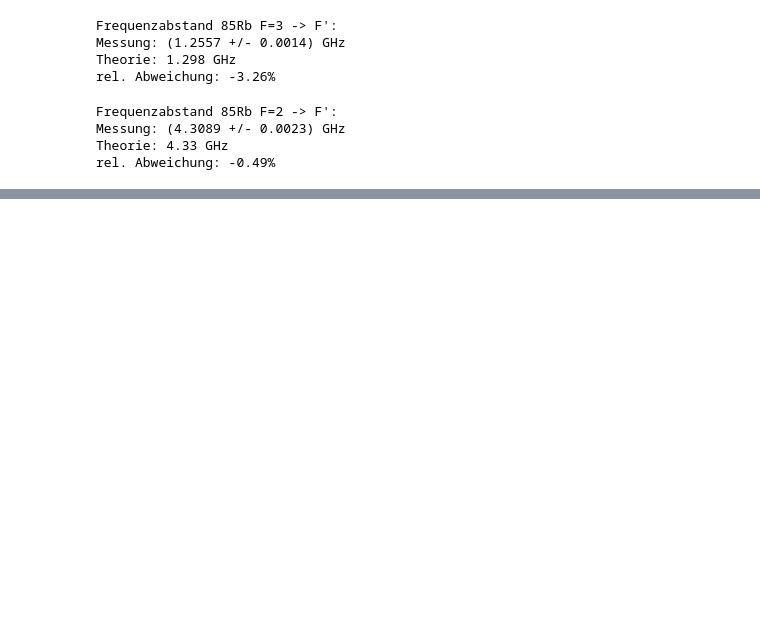
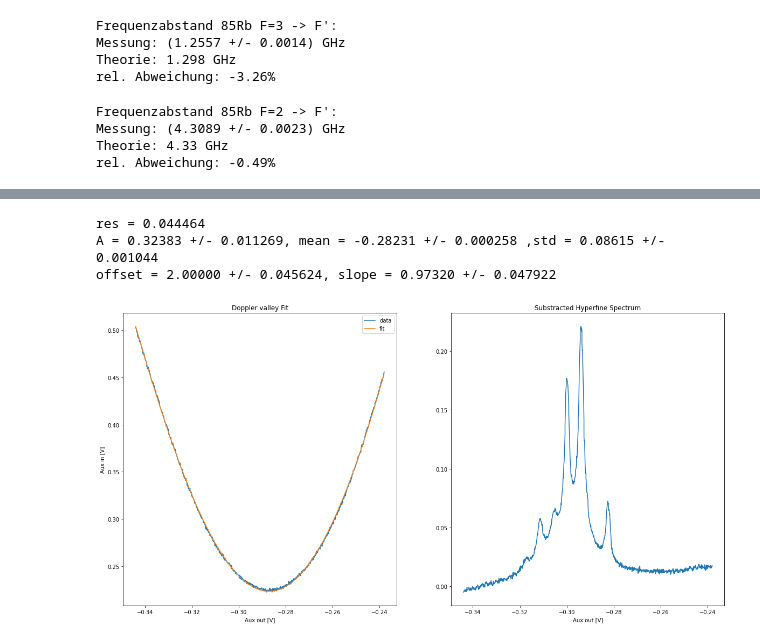
Before and after one commit to mkm2/FP-MOT, a Jupyter notebook: Analysis.ipynb, the cells around one changed output, grey strips where cells are left out. Cells and saved outputs as stored; diff of their text form; code cells hidden in the pictures; blank space fills up the shorter version.

```diff
--- a/Analysis.ipynb
+++ b/Analysis.ipynb
@@ -107,0 +303,3 @@ rel. Abweichung: -0.49%
+# %%
+popt, pcov = curve_fit(shifted_gaussian,data_nr['Aux out [V]'],data_nr['Aux in [V]'],bounds=([0,-0.4,0,0,-1],[1,-0.2,0.5,2,1]))
+perr = np.sqrt(np.diag(pcov))
@@ -107,0 +311,21 @@ rel. Abweichung: -0.49%
+# %%
+fig, (ax1, ax2) = plt.subplots(1, 2,figsize = (20,10))
+ax1.plot(data_nr['Aux out [V]'],data_nr['Aux in [V]'],label='data')
+ax1.plot(data_nr['Aux out [V]'], shifted_gaussian(data_nr['Aux out [V]'],*popt),label='fit')
+
+ax2.plot(data['Aux out [V]'],data['Aux in [V]']-shifted_gaussian(data['Aux out [V]'],*popt))
+
+ax1.set_xlabel('Aux out [V]')
+ax1.set_ylabel('Aux in [V]')
+ax2.set_xlabel('Aux out [V]')
+ax1.set_title('Doppler valley Fit')
+ax2.set_title('Substracted Hyperfine Spectrum')
+ax1.legend()
+print("res = {:f}".format(np.sqrt(np.sum((shifted_gaussian(data_nr['Aux out [V]'],*popt)-data_nr['Aux in [V]'])**2))))
+print("A = {:.5f} +/- {:5f}, mean = {:.5f} +/- {:5f} ,std = {:.5f} +/- {:5f}".format(popt[0],perr[0],popt[1],perr[1],popt[2],perr[2]))
+print("offset = {:.5f} +/- {:5f}, slope = {:.5f} +/- {:5f}".format(popt[-2],perr[-2],popt[-1],perr[-1]))
+# %% [output]
+res = 0.044464
+A = 0.32383 +/- 0.011269, mean = -0.28231 +/- 0.000258 ,std = 0.08615 +/- 0.001044
+offset = 2.00000 +/- 0.045624, slope = 0.97320 +/- 0.047922
+[figure, added]
```
Also changed, not shown: parts of 30 cells of this notebook.
